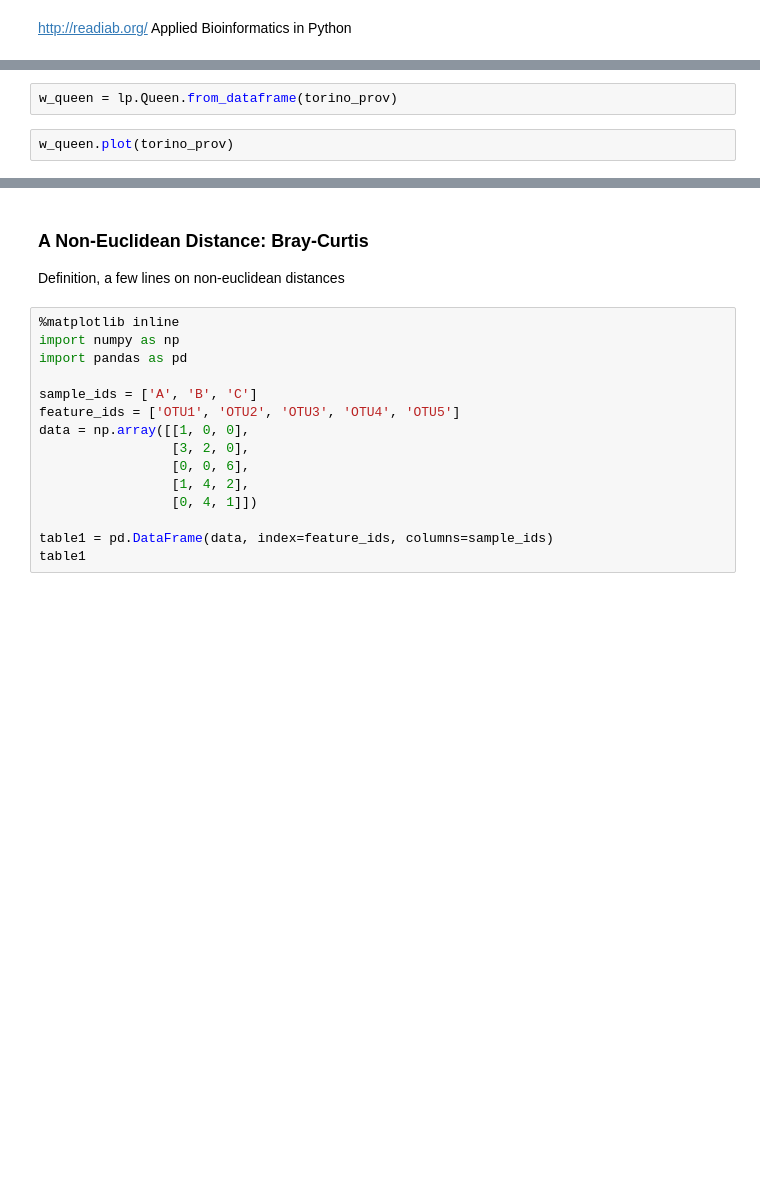
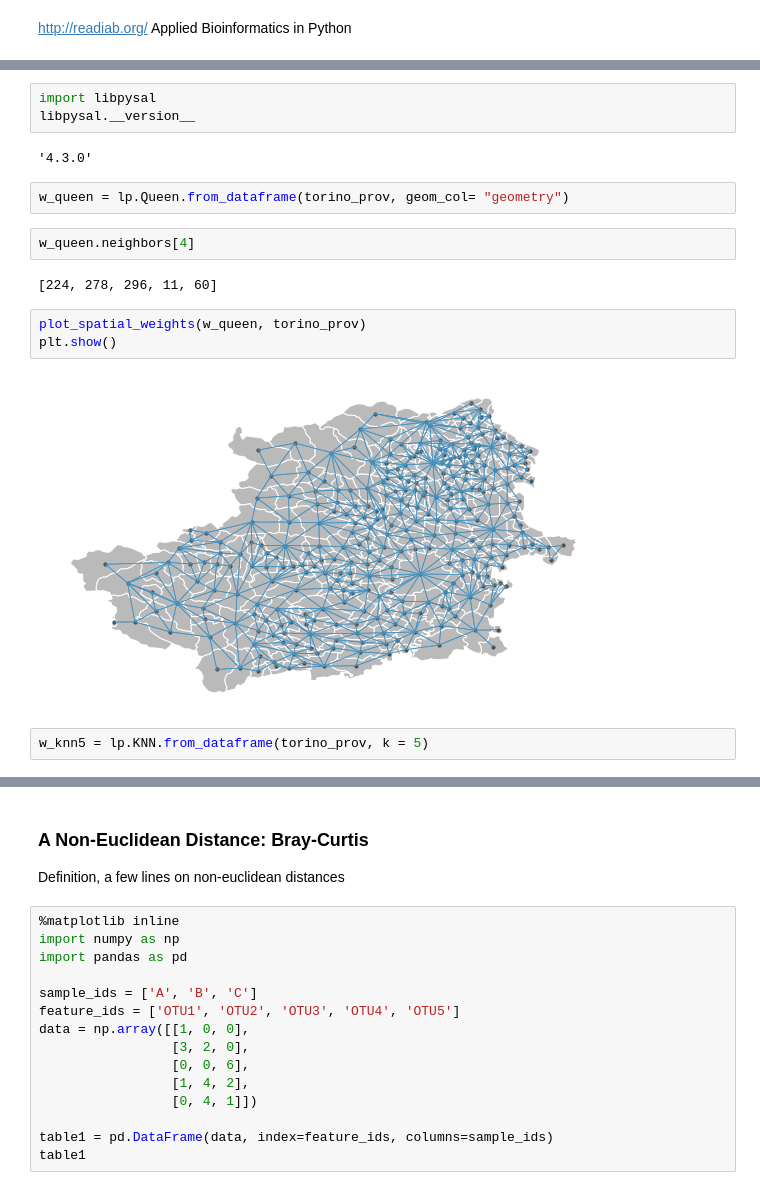
Before and after one commit to MachineLearningJournalClub/HowToTackleAMLCompetition, a Jupyter notebook: HowToTackleAMLCompetition/Lecture7|AdvancedFeatures.ipynb, the cells around one changed output, grey strips where cells are left out. Cells and saved outputs as stored; diff of their text form; blank space fills up the shorter version.

```diff
--- a/HowToTackleAMLCompetition/Lecture7|AdvancedFeatures.ipynb
+++ b/HowToTackleAMLCompetition/Lecture7|AdvancedFeatures.ipynb
@@ -55,4 +73,18 @@ torino_prov.shape
+# %%
+import libpysal
+libpysal.__version__
+# %% [output]
+'4.3.0'
 # %%
-w_queen = lp.Queen.from_dataframe(torino_prov)
+w_queen = lp.Queen.from_dataframe(torino_prov, geom_col= "geometry")
-# %%
-w_queen.plot(torino_prov)
+# %%
+w_queen.neighbors[4]
+# %% [output]
+[224, 278, 296, 11, 60]
+# %%
+plot_spatial_weights(w_queen, torino_prov)
+plt.show()
+# %% [output]
+[figure, added]
+# %%
+w_knn5 = lp.KNN.from_dataframe(torino_prov, k = 5)
```
Also changed, not shown: parts of 25 cells of this notebook.
